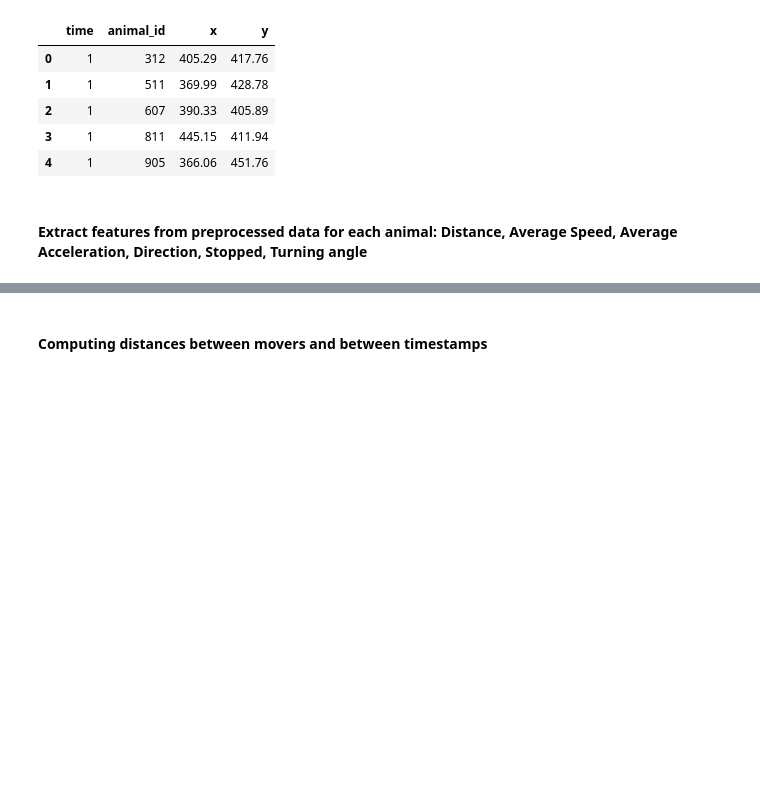
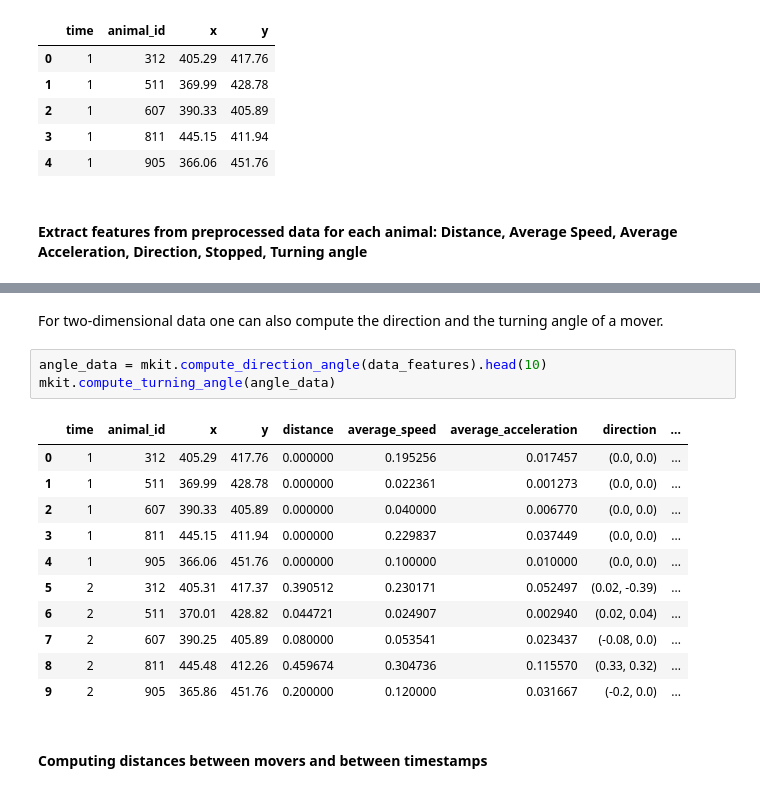
Before and after one commit to dbvis-ukon/movekit, a Jupyter notebook: examples/02_extract_features.ipynb, the cells around one changed output, grey strips where cells are left out. Cells and saved outputs as stored; diff of their text form; blank space fills up the shorter version.

```diff
--- a/examples/02_extract_features.ipynb
+++ b/examples/02_extract_features.ipynb
@@ -43,3 +43,20 @@ data_features.head()
+# %% [markdown]
+For two-dimensional data one can also compute the direction and the turning angle of a mover.
+# %%
+angle_data = mkit.compute_direction_angle(data_features).head(10)
+mkit.compute_turning_angle(angle_data)
+# %% [output]
+|  | time | animal_id | x | y | distance | average_speed | average_acceleration | direction | ... |
+| 0 | 1 | 312 | 405.29 | 417.76 | 0.000000 | 0.195256 | 0.017457 | (0.0, 0.0) | ... |
+| 1 | 1 | 511 | 369.99 | 428.78 | 0.000000 | 0.022361 | 0.001273 | (0.0, 0.0) | ... |
+| 2 | 1 | 607 | 390.33 | 405.89 | 0.000000 | 0.040000 | 0.006770 | (0.0, 0.0) | ... |
+| 3 | 1 | 811 | 445.15 | 411.94 | 0.000000 | 0.229837 | 0.037449 | (0.0, 0.0) | ... |
+| 4 | 1 | 905 | 366.06 | 451.76 | 0.000000 | 0.100000 | 0.010000 | (0.0, 0.0) | ... |
+| 5 | 2 | 312 | 405.31 | 417.37 | 0.390512 | 0.230171 | 0.052497 | (0.02, -0.39) | ... |
+| 6 | 2 | 511 | 370.01 | 428.82 | 0.044721 | 0.024907 | 0.002940 | (0.02, 0.04) | ... |
+| 7 | 2 | 607 | 390.25 | 405.89 | 0.080000 | 0.053541 | 0.023437 | (-0.08, 0.0) | ... |
+| 8 | 2 | 811 | 445.48 | 412.26 | 0.459674 | 0.304736 | 0.115570 | (0.33, 0.32) | ... |
+| 9 | 2 | 905 | 365.86 | 451.76 | 0.200000 | 0.120000 | 0.031667 | (-0.2, 0.0) | ... |
 # %% [markdown]
 #### Computing distances between movers and between timestamps
 # %% [markdown]
```
Also changed, not shown: parts of 5 cells of this notebook, 5 other files.
